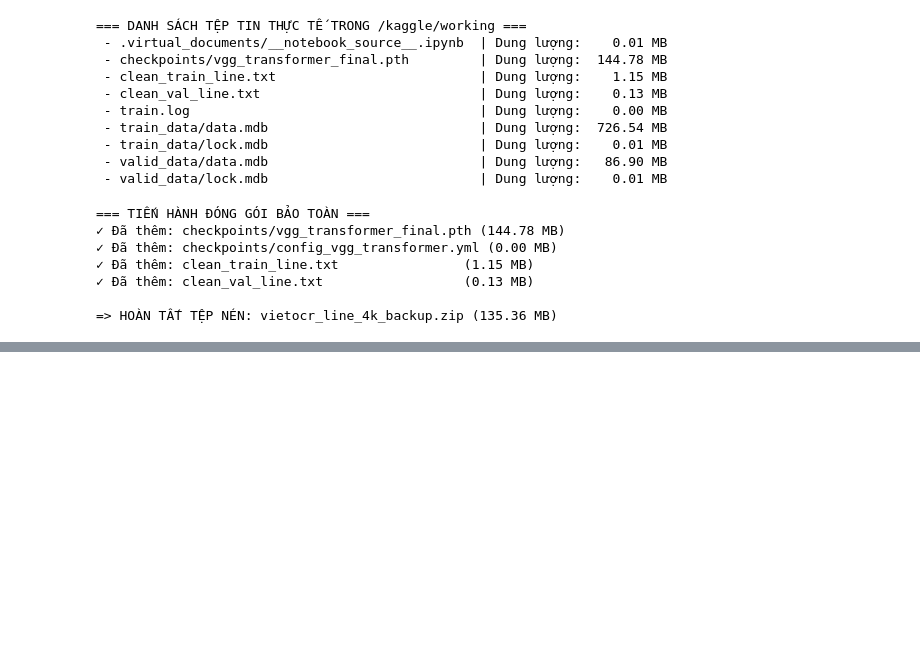
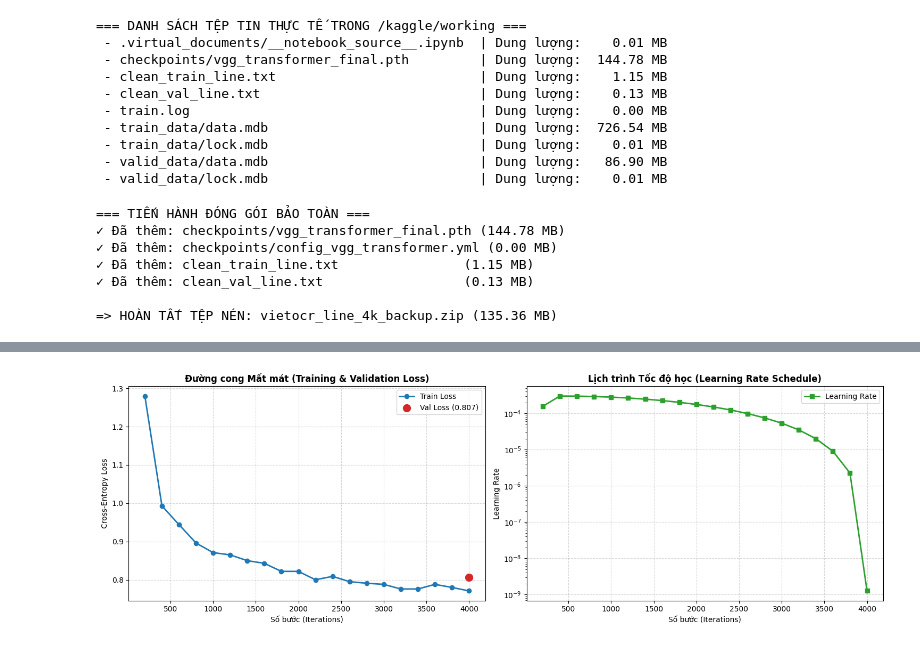
Before and after one commit to hoangtranduchai/viethandocr, a Jupyter notebook: viethandocr-training-2.ipynb, the cells around one changed output, grey strips where cells are left out. Cells and saved outputs as stored; diff of their text form; code cells hidden in the pictures; blank space fills up the shorter version.

Commit message:
Kaggle Notebook | VietHandOCR_Training_2 | ver2 - 4k model evaluation

```diff
--- a/viethandocr-training-2.ipynb
+++ b/viethandocr-training-2.ipynb
@@ -609,0 +663,73 @@ print(f"\n=> HOÀN TẤT TỆP NÉN: {backup_zip.name} ({backup_zip.stat().st_si
+# %%
+# [Phần III - Cell 2] Bước 1: Trực quan hóa Learning Curves từ tệp log thực tế
+import re
+import matplotlib.pyplot as plt
+
+log_file_path = CONFIG_EVAL['train_log']
+
+# 1. Đọc nội dung file log
+with open(log_file_path, 'r', encoding='utf-8') as f:
+    log_content = f.read()
+
+# 2. Bóc tách dữ liệu Train Loss & Learning Rate
+pattern_train = r"iter:\s*(\d+)\s*-\s*train loss:\s*([\d\.]+)\s*-\s*lr:\s*([\d\.e\+-]+)"
+train_matches = re.findall(pattern_train, log_content)
+
+train_iters = [int(m[0]) for m in train_matches]
+train_losses = [float(m[1]) for m in train_matches]
+learning_rates = [float(m[2]) for m in train_matches]
+
+# 3. Bóc tách dữ liệu Valid Loss (nếu có ghi nhận trong file log)
+pattern_val = r"iter:\s*(\d+)\s*-\s*valid loss:\s*([\d\.]+)"
+val_matches = re.findall(pattern_val, log_content)
+
+val_iters = [int(m[0]) for m in val_matches]
+val_losses = [float(m[1]) for m in val_matches]
+
+# 4. Khởi tạo đồ thị đôi trực quan hóa
+fig, (ax_loss, ax_lr) = plt.subplots(1, 2, figsize=(15, 5))
+
+# Đồ thị 1: Biến thiên Loss
+ax_loss.plot(train_iters, train_losses, marker='o', color='#1f77b4', linewidth=2, label='Train Loss')
+if val_losses:
+    ax_loss.scatter(val_iters, val_losses, color='#d62728', s=100, zorder=5,
+                    label=f"Val Loss ({', '.join(f'{v:.3f}' for v in val_losses)})")
+ax_loss.set_title('Đường cong Mất mát (Training & Validation Loss)', fontsize=12, fontweight='bold')
+ax_loss.set_xlabel('Số bước (Iterations)', fontsize=10)
+ax_loss.set_ylabel('Cross-Entropy Loss', fontsize=10)
+ax_loss.legend(loc='upper right')
+ax_loss.grid(True, linestyle='--', alpha=0.5)
+
+# Đồ thị 2: Biến thiên Learning Rate
+ax_lr.plot(train_iters, learning_rates, marker='s', color='#2ca02c', linewidth=2, label='Learning Rate')
+ax_lr.set_title('Lịch trình Tốc độ học (Learning Rate Schedule)', fontsize=12, fontweight='bold')
+ax_lr.set_xlabel('Số bước (Iterations)', fontsize=10)
+ax_lr.set_ylabel('Learning Rate', fontsize=10)
+ax_lr.set_yscale('log')
+ax_lr.legend(loc='upper right')
+ax_lr.grid(True, linestyle='--', alpha=0.5)
+
+plt.tight_layout()
+
+# Lưu kết quả đồ thị
+plot_path = CONFIG_EVAL['output_eval_dir'] / 'learning_curve_4k.png'
+plt.savefig(plot_path, dpi=300)
+plt.show()
+
+# 5. Thống kê số liệu định lượng
+initial_loss = train_losses[0]
+final_loss = train_losses[-1]
+drop_pct = (initial_loss - final_loss) / initial_loss * 100
+
+print("=== THỐNG KÊ QUÁ TRÌNH HỘI TỤ (TỪ TỆP LOG GỐC) ===")
+print(f" - Tổng số checkpoint ghi nhận : {len(train_iters)} mốc")
+print(f" - Train Loss ban đầu (Step {train_iters[0]}): {initial_loss:.4f}")
+print(f" - Train Loss kết thúc (Step {train_iters[-1]}): {final_loss:.4f}")
+print(f" - Mức độ suy giảm Loss        : {drop_pct:.2f}%")
+if val_losses:
+    gap = val_losses[-1] - final_loss
+    print(f" - Valid Loss cuối cùng         : {val_losses[-1]:.4f}")
+    print(f" - Generalization Gap (Val - Tr): {gap:.4f}")
+print(f" - Đã lưu biểu đồ tại           : {plot_path}")
+# %% [output]
+[figure, added]
```
Also changed, not shown: parts of 12 cells of this notebook.
